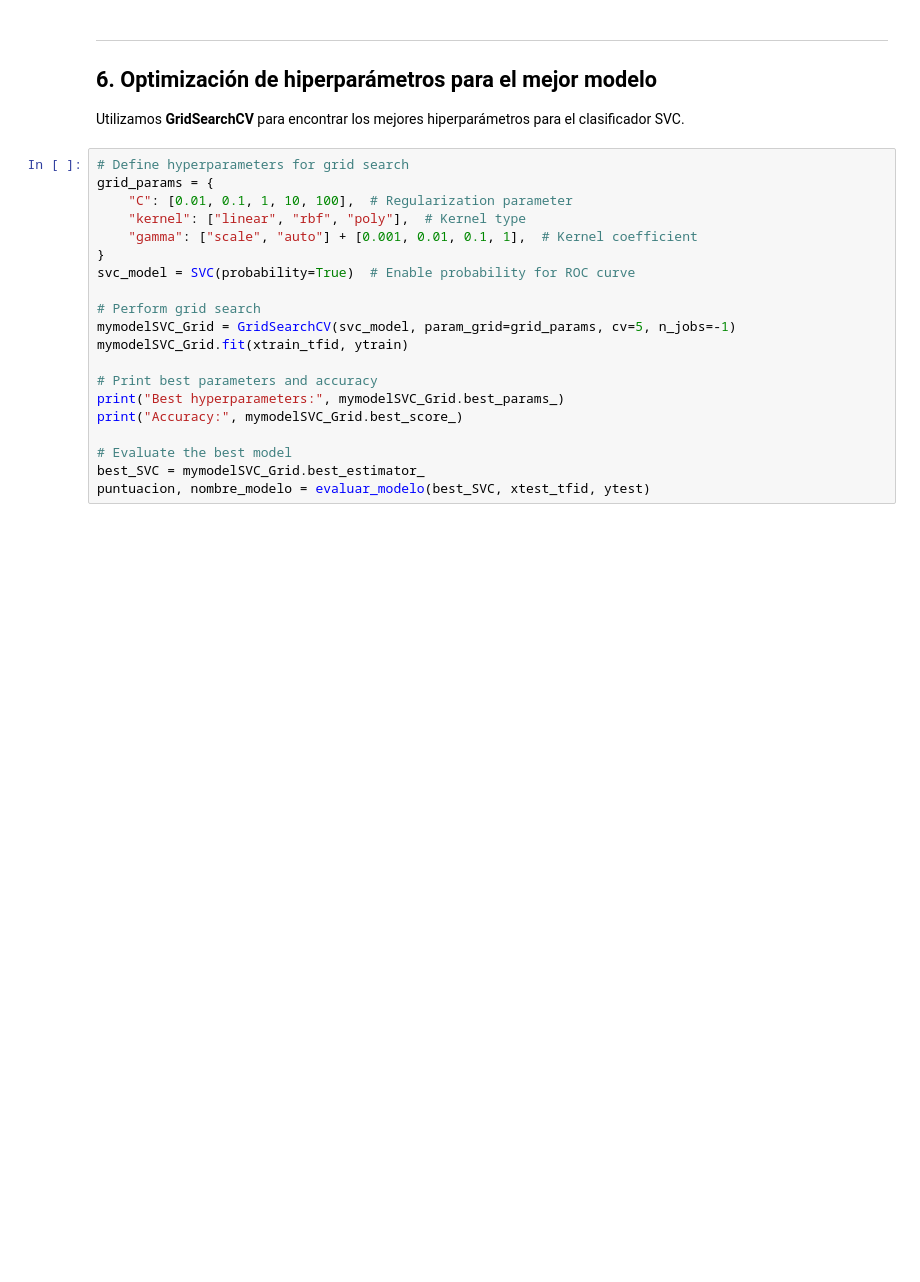
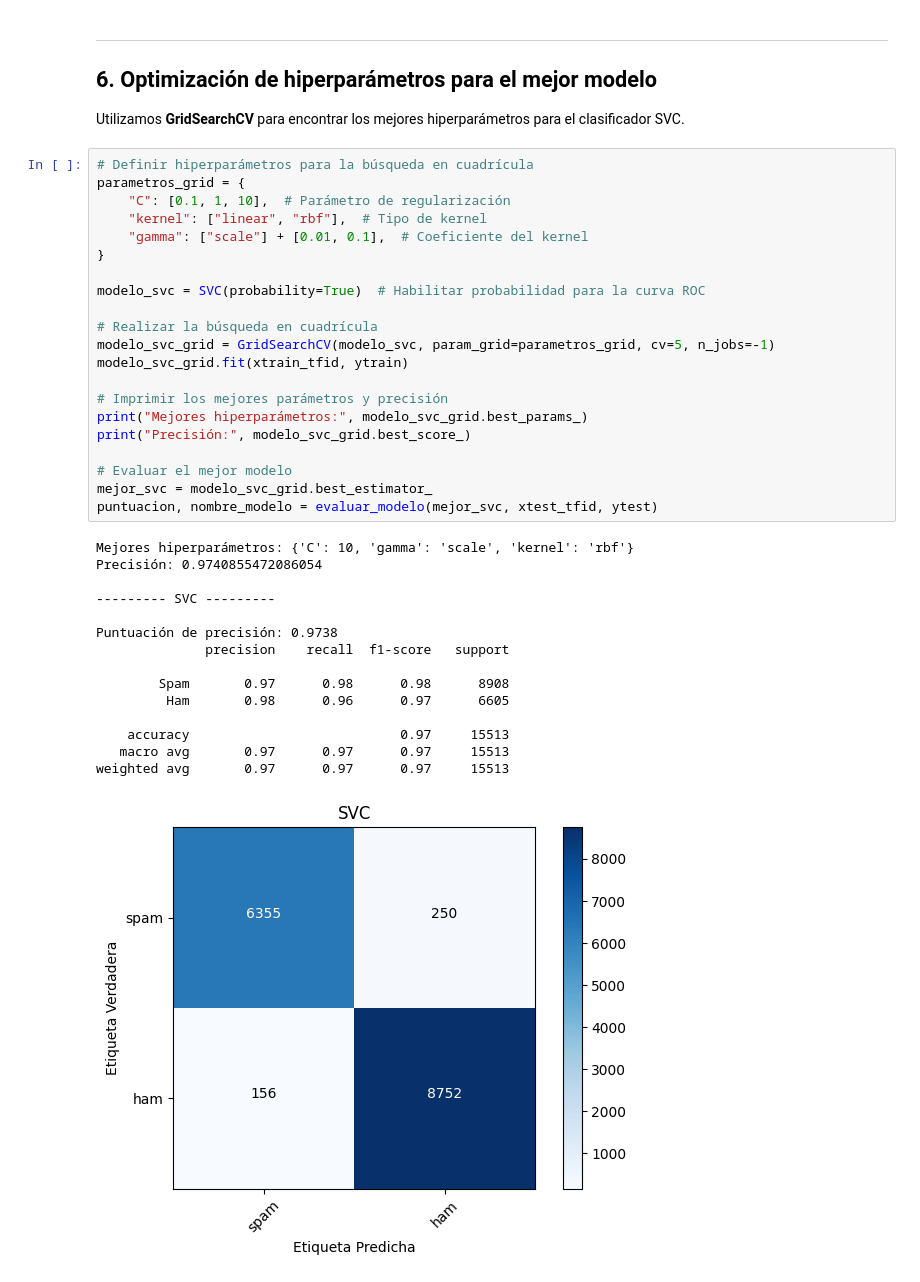
Before and after one commit to sergial273/TFM, a Jupyter notebook: spam_con_ML.ipynb, the cells around one changed output. Drawn from its saved outputs; the diff is of its cells as text; blank space fills up the shorter version.

```diff
--- a/spam_con_ML.ipynb
+++ b/spam_con_ML.ipynb
@@ -339,23 +337,40 @@ SVC: 0.9739
 ## 6. Optimización de hiperparámetros para el mejor modelo
 
 Utilizamos **GridSearchCV** para encontrar los mejores hiperparámetros para el clasificador SVC.
-# %%
-# Define hyperparameters for grid search
-grid_params = {
-    "C": [0.01, 0.1, 1, 10, 100],  # Regularization parameter
-    "kernel": ["linear", "rbf", "poly"],  # Kernel type
-    "gamma": ["scale", "auto"] + [0.001, 0.01, 0.1, 1],  # Kernel coefficient
-}
-svc_model = SVC(probability=True)  # Enable probability for ROC curve
-
-# Perform grid search
-mymodelSVC_Grid = GridSearchCV(svc_model, param_grid=grid_params, cv=5, n_jobs=-1)
-mymodelSVC_Grid.fit(xtrain_tfid, ytrain)
-
-# Print best parameters and accuracy
-print("Best hyperparameters:", mymodelSVC_Grid.best_params_)
-print("Accuracy:", mymodelSVC_Grid.best_score_)
-
-# Evaluate the best model
-best_SVC = mymodelSVC_Grid.best_estimator_
-puntuacion, nombre_modelo = evaluar_modelo(best_SVC, xtest_tfid, ytest)
+# %%
+# Definir hiperparámetros para la búsqueda en cuadrícula
+parametros_grid = {
+    "C": [0.1, 1, 10],  # Parámetro de regularización
+    "kernel": ["linear", "rbf"],  # Tipo de kernel
+    "gamma": ["scale"] + [0.01, 0.1],  # Coeficiente del kernel
+}
+
+modelo_svc = SVC(probability=True)  # Habilitar probabilidad para la curva ROC
+
+# Realizar la búsqueda en cuadrícula
+modelo_svc_grid = GridSearchCV(modelo_svc, param_grid=parametros_grid, cv=5, n_jobs=-1)
+modelo_svc_grid.fit(xtrain_tfid, ytrain)
+
+# Imprimir los mejores parámetros y precisión
+print("Mejores hiperparámetros:", modelo_svc_grid.best_params_)
+print("Precisión:", modelo_svc_grid.best_score_)
+
+# Evaluar el mejor modelo
+mejor_svc = modelo_svc_grid.best_estimator_
+puntuacion, nombre_modelo = evaluar_modelo(mejor_svc, xtest_tfid, ytest)
+# %% [output]
+Mejores hiperparámetros: {'C': 10, 'gamma': 'scale', 'kernel': 'rbf'}
+Precisión: 0.9740855472086054
+
+--------- SVC ---------
+
+Puntuación de precisión: 0.9738
+              precision    recall  f1-score   support
+
+        Spam       0.97      0.98      0.98      8908
+         Ham       0.98      0.96      0.97      6605
+
+    accuracy                           0.97     15513
+   macro avg       0.97      0.97      0.97     15513
+weighted avg       0.97      0.97      0.97     15513
+[figure, added]
```
Also changed, not shown: parts of 13 cells of this notebook.
